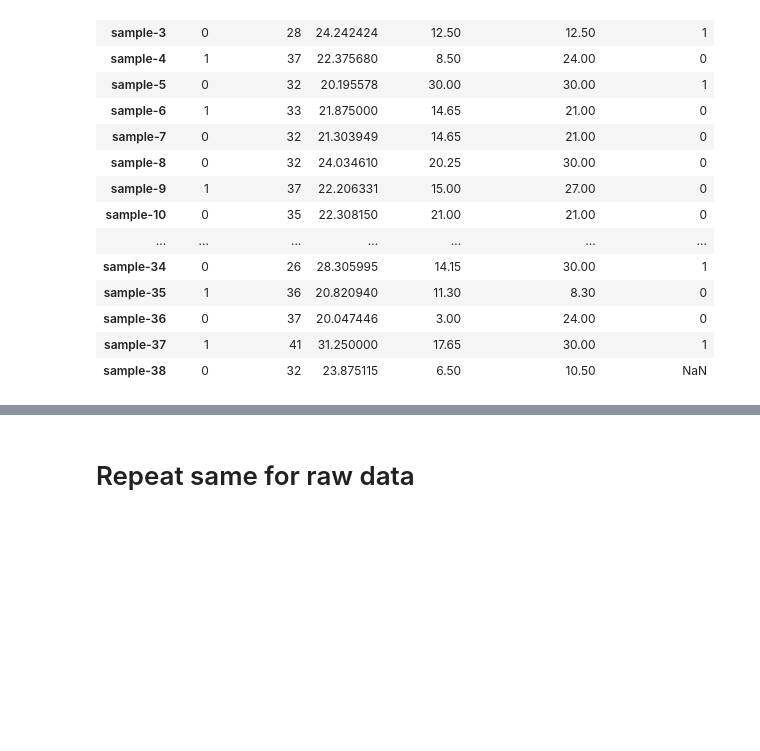
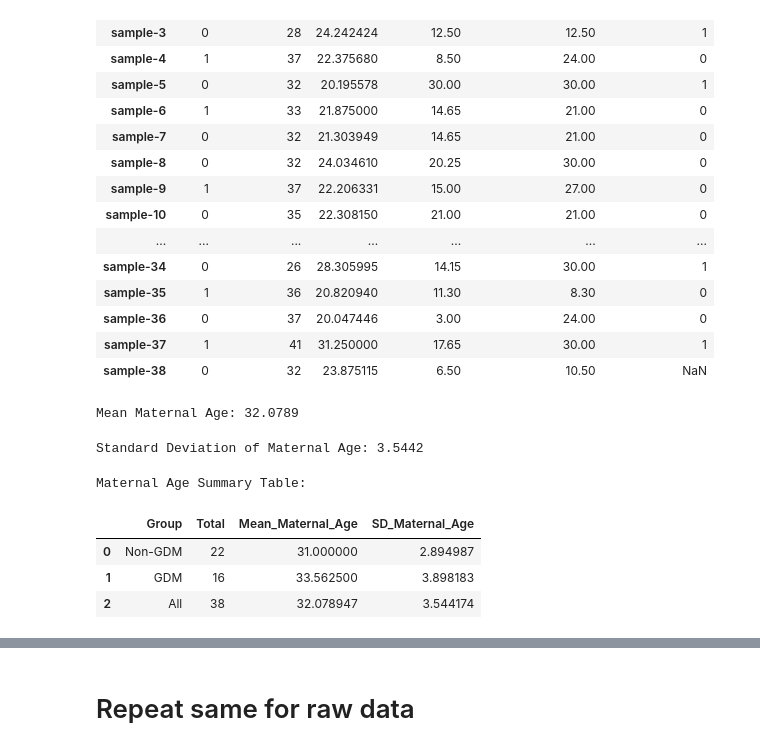
Before and after one commit to aishwaryasalvi777/End-to-End-Metabolomics-Biomarker-Modeling-Pipeline, a Jupyter notebook: src/scripts/08_ML_modeling copy.ipynb, the cells around one changed output, grey strips where cells are left out. Cells and saved outputs as stored; diff of their text form; code cells hidden in the pictures; blank space fills up the shorter version.

```diff
--- a/src/scripts/08_ML_modeling copy.ipynb
+++ b/src/scripts/08_ML_modeling copy.ipynb
@@ -328,3 +328,48 @@ cov_matrix.head(38)
 | sample-36 | 0 | 37 | 20.047446 | 3.00 | 24.00 | 0 |
 | sample-37 | 1 | 41 | 31.250000 | 17.65 | 30.00 | 1 |
 | sample-38 | 0 | 32 | 23.875115 | 6.50 | 10.50 | NaN |
+# %%
+# Mean of Maternal Age from cov_matrix
+if 'maternal_age' not in cov_matrix.columns:
+    raise KeyError("'maternal_age' column not found in cov_matrix")
+
+maternal_age_mean = pd.to_numeric(cov_matrix['maternal_age'], errors='coerce').mean()
+print(f"Mean Maternal Age: {maternal_age_mean:.4f}")
+# %% [output]
+Mean Maternal Age: 32.0789
+# %%
+# Standard deviation of Maternal Age from cov_matrix
+if 'maternal_age' not in cov_matrix.columns:
+    raise KeyError("'maternal_age' column not found in cov_matrix")
+
+maternal_age_std = pd.to_numeric(cov_matrix['maternal_age'], errors='coerce').std()
+print(f"Standard Deviation of Maternal Age: {maternal_age_std:.4f}")
+# %% [output]
+Standard Deviation of Maternal Age: 3.5442
+# %%
+# Maternal Age summary table for Non-GDM, GDM, and All samples
+maternal_age_series = pd.to_numeric(cov_matrix['maternal_age'], errors='coerce')
+gdm_series = cov_matrix['GDM'].astype(str)
+
+summary_rows = []
+for group_name, group_values in [
+    ('Non-GDM', maternal_age_series[gdm_series.isin(['0', '0.0'])]),
+    ('GDM', maternal_age_series[gdm_series.isin(['1', '1.0'])]),
+    ('All', maternal_age_series),
+]:
+    summary_rows.append({
+        'Group': group_name,
+        'Total': int(group_values.notna().sum()),
+        'Mean_Maternal_Age': group_values.mean(),
+        'SD_Maternal_Age': group_values.std(),
+    })
+
+maternal_age_summary = pd.DataFrame(summary_rows)
+print('Maternal Age Summary Table:')
+display(maternal_age_summary)
+# %% [output]
+Maternal Age Summary Table:
+|  | Group | Total | Mean_Maternal_Age | SD_Maternal_Age |
+| 0 | Non-GDM | 22 | 31.000000 | 2.894987 |
+| 1 | GDM | 16 | 33.562500 | 3.898183 |
+| 2 | All | 38 | 32.078947 | 3.544174 |
```
Also changed, not shown: parts of 6 cells of this notebook.
